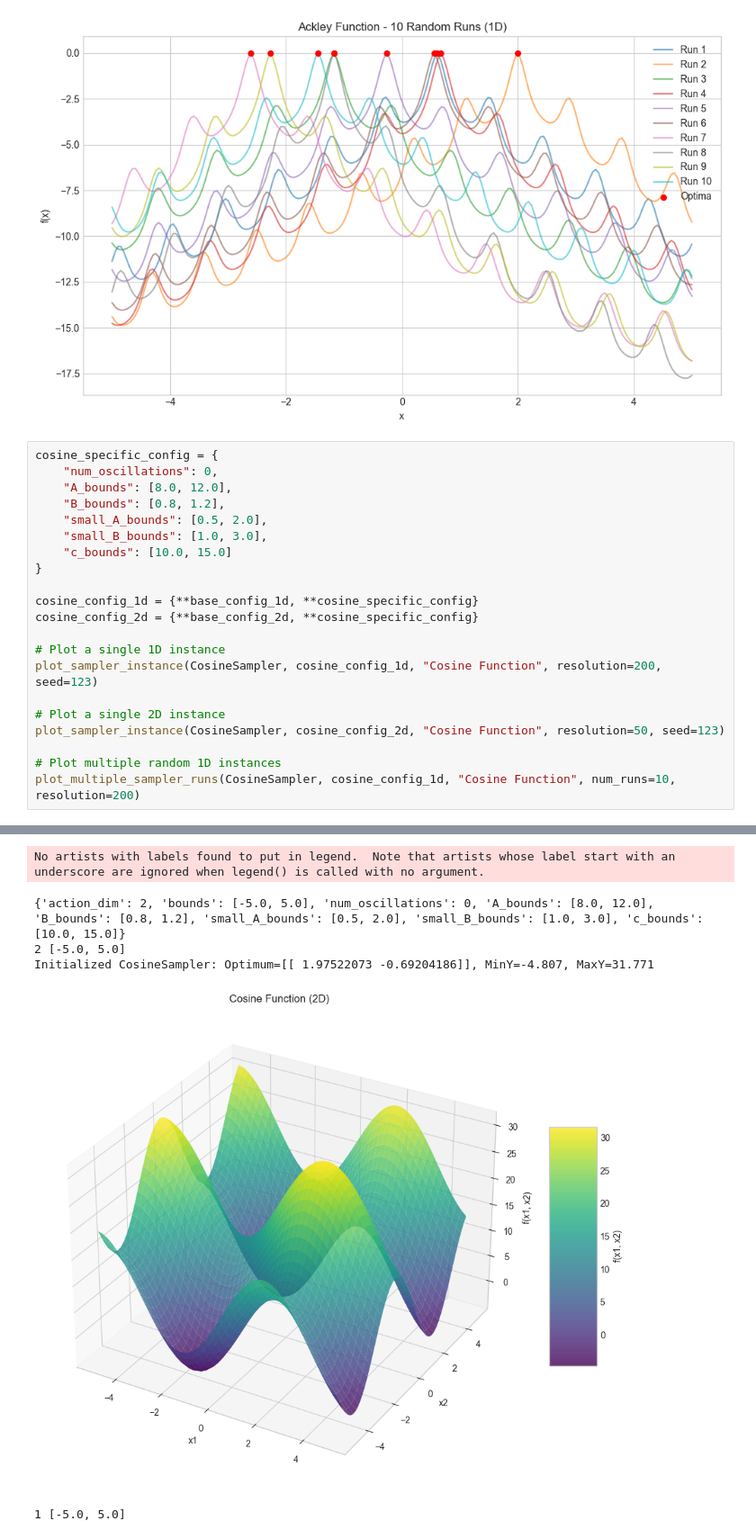
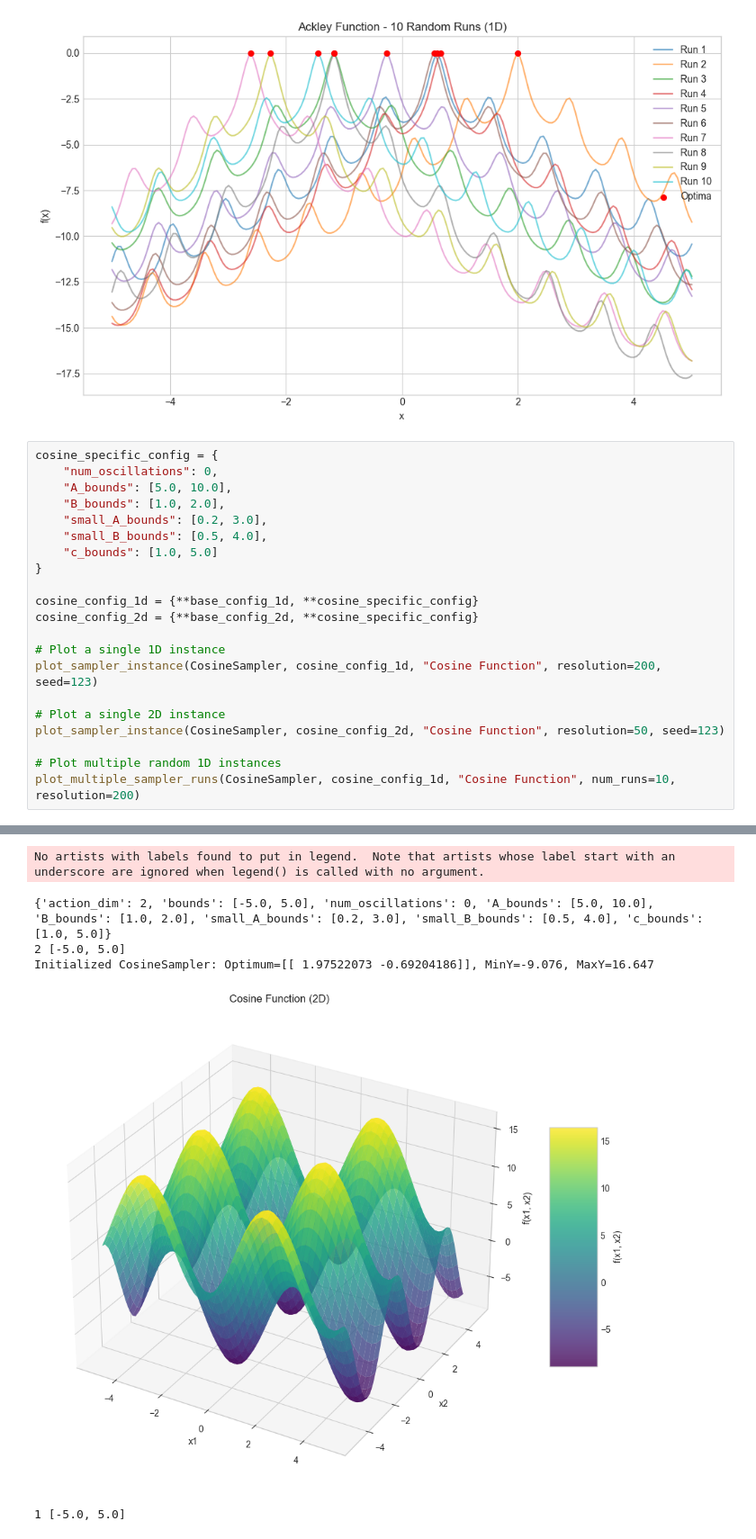
Before and after one commit to Jimvos32/Recurrent-PPO-Jax, a Jupyter notebook: src/tasks/envs/env_notebooks/multi_func.ipynb, the cells around one changed output, grey strips where cells are left out. Shown at 90% size. Saved outputs shown, nothing was run; the diff lists cells and outputs as text.

```diff
--- a/src/tasks/envs/env_notebooks/multi_func.ipynb
+++ b/src/tasks/envs/env_notebooks/multi_func.ipynb
@@ -271,11 +277,11 @@ Initialized AckleySampler: Optimum=[[ 0.59195091 -2.06388816]], MinY=-16.487, Ma
 # %%
 cosine_specific_config = {
     "num_oscillations": 0,
-    "A_bounds": [8.0, 12.0],
-    "B_bounds": [0.8, 1.2],
-    "small_A_bounds": [0.5, 2.0],
-    "small_B_bounds": [1.0, 3.0],
-    "c_bounds": [10.0, 15.0]
+    "A_bounds": [5.0, 10.0],
+    "B_bounds": [1.0, 2.0],
+    "small_A_bounds": [0.2, 3.0],
+    "small_B_bounds": [0.5, 4.0],
+    "c_bounds": [1.0, 5.0]
 }
 
 cosine_config_1d = {**base_config_1d, **cosine_specific_config}
@@ -297,6 +303,6 @@ Initialized CosineSampler: Optimum=[[0.46183292]], MinY=4.338, MaxY=22.627
 No artists with labels found to put in legend.  Note that artists whose label start with an underscore are ignored when legend() is called with no argument.
-{'action_dim': 2, 'bounds': [-5.0, 5.0], 'num_oscillations': 0, 'A_bounds': [8.0, 12.0], 'B_bounds': [0.8, 1.2], 'small_A_bounds': [0.5, 2.0], 'small_B_bounds': [1.0, 3.0], 'c_bounds': [10.0, 15.0]}
+{'action_dim': 2, 'bounds': [-5.0, 5.0], 'num_oscillations': 0, 'A_bounds': [5.0, 10.0], 'B_bounds': [1.0, 2.0], 'small_A_bounds': [0.2, 3.0], 'small_B_bounds': [0.5, 4.0], 'c_bounds': [1.0, 5.0]}
 2 [-5.0, 5.0]
-Initialized CosineSampler: Optimum=[[ 1.97522073 -0.69204186]], MinY=-4.807, MaxY=31.771
+Initialized CosineSampler: Optimum=[[ 1.97522073 -0.69204186]], MinY=-9.076, MaxY=16.647
-[figure, old version]
+[figure, new version]
 1 [-5.0, 5.0]
```
Also changed, not shown: parts of 10 cells of this notebook, 37 other files.
